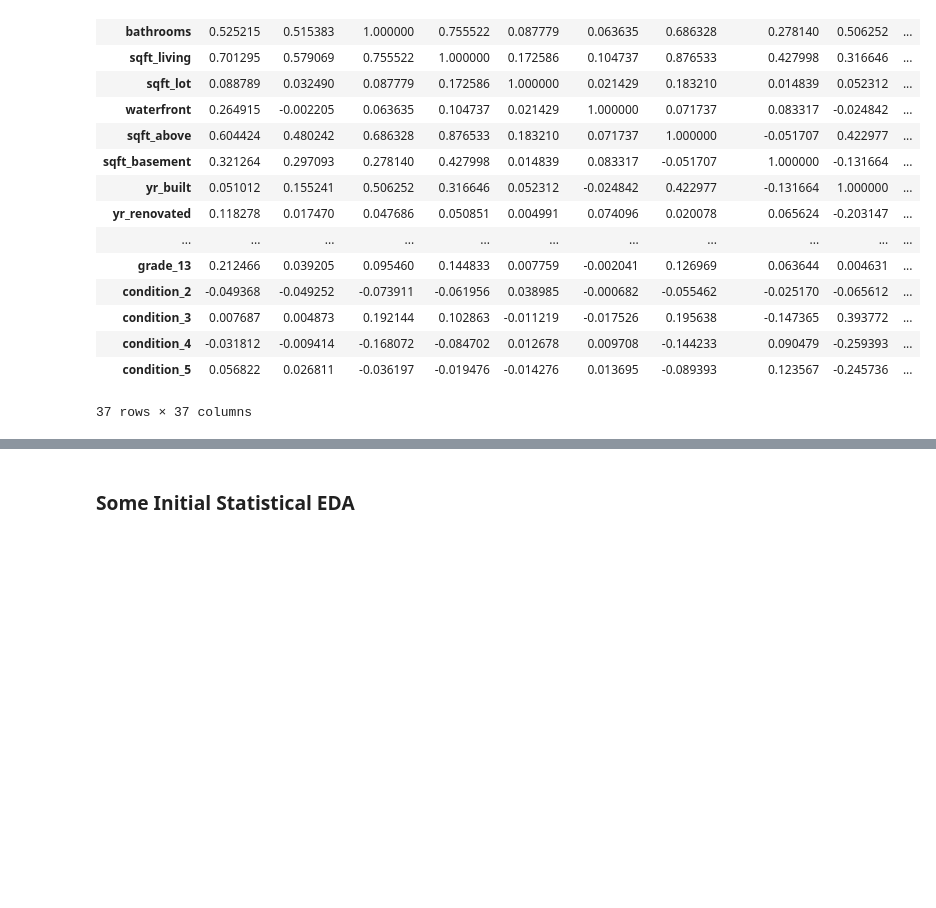
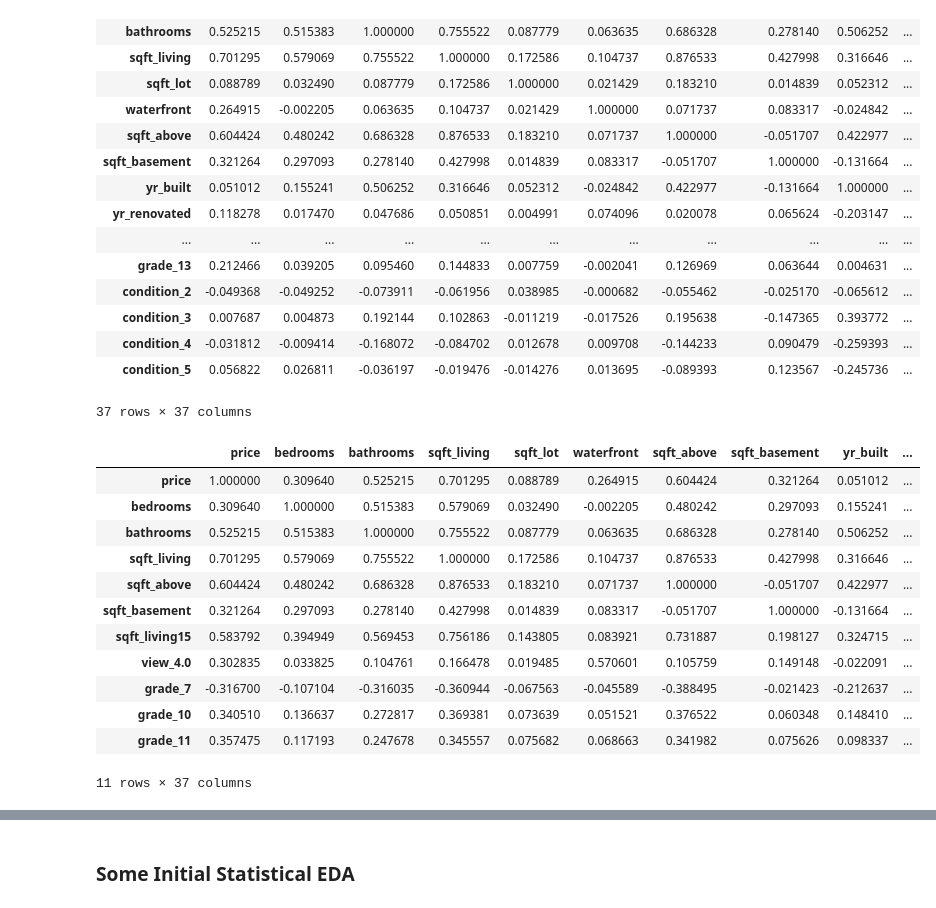
Before and after one commit to adinas94/King-Country-Regression, a Jupyter notebook: Data Cleaning Notebook.ipynb, the cells around one changed output, grey strips where cells are left out. Saved outputs shown, nothing was run; the diff lists cells and outputs as text; code cells hidden in the pictures; blank space fills up the shorter version.

```diff
--- a/Data Cleaning Notebook.ipynb
+++ b/Data Cleaning Notebook.ipynb
@@ -403,3 +405,19 @@ df_preprocessed.corr()
 | condition_4 | -0.031812 | -0.009414 | -0.168072 | -0.084702 | 0.012678 | 0.009708 | -0.144233 | 0.090479 | -0.259393 | ... |
 | condition_5 | 0.056822 | 0.026811 | -0.036197 | -0.019476 | -0.014276 | 0.013695 | -0.089393 | 0.123567 | -0.245736 | ... |
 37 rows × 37 columns
+# %%
+df_preprocessed.corr()[abs(df_preprocessed.corr()['price']) > 0.3]
+# %% [output]
+|  | price | bedrooms | bathrooms | sqft_living | sqft_lot | waterfront | sqft_above | sqft_basement | yr_built | ... |
+| price | 1.000000 | 0.309640 | 0.525215 | 0.701295 | 0.088789 | 0.264915 | 0.604424 | 0.321264 | 0.051012 | ... |
+| bedrooms | 0.309640 | 1.000000 | 0.515383 | 0.579069 | 0.032490 | -0.002205 | 0.480242 | 0.297093 | 0.155241 | ... |
+| bathrooms | 0.525215 | 0.515383 | 1.000000 | 0.755522 | 0.087779 | 0.063635 | 0.686328 | 0.278140 | 0.506252 | ... |
+| sqft_living | 0.701295 | 0.579069 | 0.755522 | 1.000000 | 0.172586 | 0.104737 | 0.876533 | 0.427998 | 0.316646 | ... |
+| sqft_above | 0.604424 | 0.480242 | 0.686328 | 0.876533 | 0.183210 | 0.071737 | 1.000000 | -0.051707 | 0.422977 | ... |
+| sqft_basement | 0.321264 | 0.297093 | 0.278140 | 0.427998 | 0.014839 | 0.083317 | -0.051707 | 1.000000 | -0.131664 | ... |
+| sqft_living15 | 0.583792 | 0.394949 | 0.569453 | 0.756186 | 0.143805 | 0.083921 | 0.731887 | 0.198127 | 0.324715 | ... |
+| view_4.0 | 0.302835 | 0.033825 | 0.104761 | 0.166478 | 0.019485 | 0.570601 | 0.105759 | 0.149148 | -0.022091 | ... |
+| grade_7 | -0.316700 | -0.107104 | -0.316035 | -0.360944 | -0.067563 | -0.045589 | -0.388495 | -0.021423 | -0.212637 | ... |
+| grade_10 | 0.340510 | 0.136637 | 0.272817 | 0.369381 | 0.073639 | 0.051521 | 0.376522 | 0.060348 | 0.148410 | ... |
+| grade_11 | 0.357475 | 0.117193 | 0.247678 | 0.345557 | 0.075682 | 0.068663 | 0.341982 | 0.075626 | 0.098337 | ... |
+11 rows × 37 columns
```
Also changed, not shown: parts of 14 cells of this notebook.
